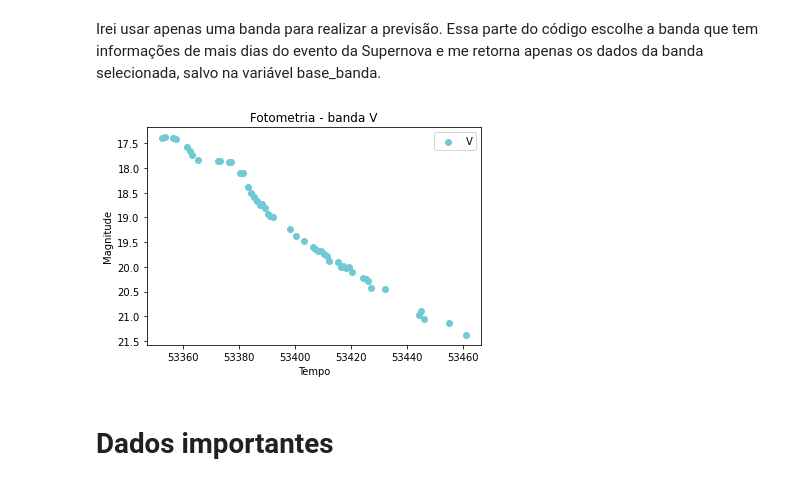
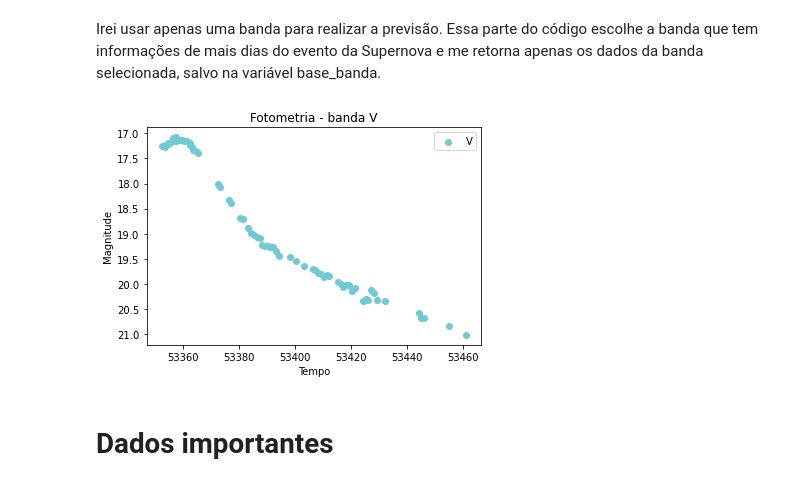
Before and after one commit to gabicmontes/topicosII, a Jupyter notebook: Exercício 02/Ex02.ipynb, the cells around one changed output. Cells and saved outputs as stored; diff of their text form; code cells hidden in the pictures.

```diff
--- a/Exercício 02/Ex02.ipynb
+++ b/Exercício 02/Ex02.ipynb
@@ -57,21 +58,21 @@ Essa parte do código escolhe a banda que tem informações de mais dias do even
 # %%
 bandaComMaisDias = base['band'].value_counts().head(1)
 nomeBanda = bandaComMaisDias.index.tolist()
-base_banda = base.loc[(base['band']) == "i"]
+base_banda = base.loc[(base['band']) == nomeBanda[0]]
 
 #Apenas para vizualização da base
 base_banda.head(5)
 
 #Gráfico da banda selecionada para realizarmos a previsão
 plt.scatter(base_banda['time'], base_banda['magnitude'], color = '#70c9d5', label = "V")
 plt.gca().invert_yaxis()
 plt.title('Fotometria - banda V')
 plt.xlabel('Tempo')
 plt.ylabel('Magnitude')
 plt.legend()
 plt.show()
 # %% [output]
-[figure, old version]
+[figure, new version]
 # %% [markdown]
 # Dados importantes
 # %% [markdown]
```
Also changed, not shown: parts of 7 cells of this notebook, 1 other file.
